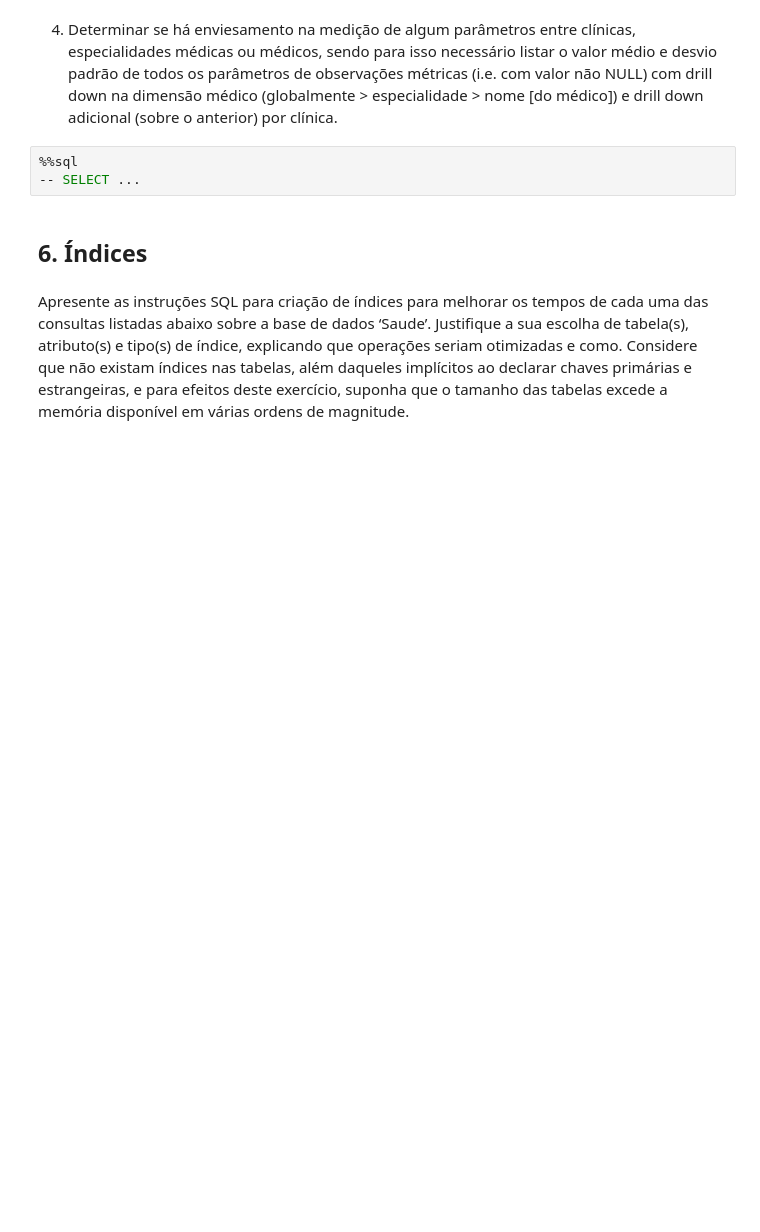
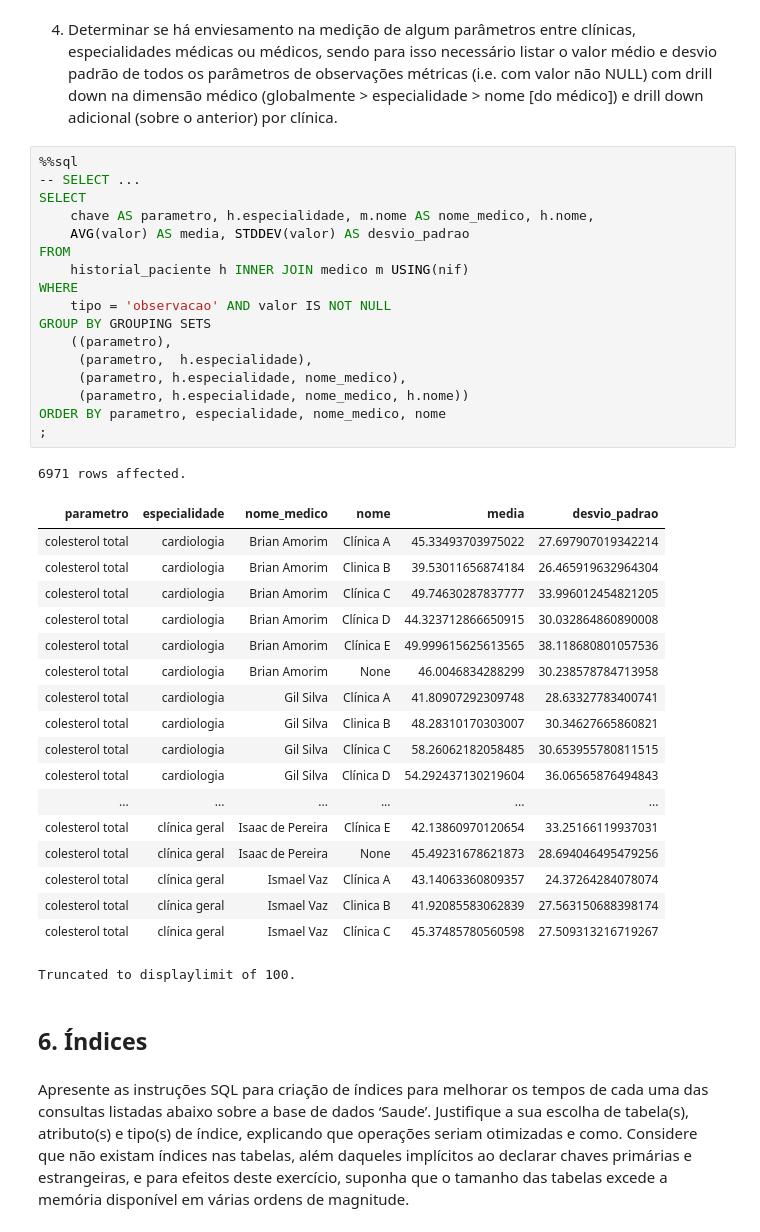
Before and after one commit to FilipeAlexCosta/DB-PROJECT-23-24, a Jupyter notebook: bdist-workspace/work/E2-report.ipynb, the cells around one changed output. Cells and saved outputs as stored; diff of their text form; blank space fills up the shorter version.

```diff
--- a/bdist-workspace/work/E2-report.ipynb
+++ b/bdist-workspace/work/E2-report.ipynb
@@ -247,6 +342,40 @@ Usando a vista desenvolvida no ponto anterior, complementada com outras tabelas
 # %%
 %%sql
 -- SELECT ...
+SELECT
+    chave AS parametro, h.especialidade, m.nome AS nome_medico, h.nome,
+    AVG(valor) AS media, STDDEV(valor) AS desvio_padrao
+FROM
+    historial_paciente h INNER JOIN medico m USING(nif)
+WHERE
+    tipo = 'observacao' AND valor IS NOT NULL
+GROUP BY GROUPING SETS
+    ((parametro),
+     (parametro,  h.especialidade),
+     (parametro, h.especialidade, nome_medico),
+     (parametro, h.especialidade, nome_medico, h.nome))
+ORDER BY parametro, especialidade, nome_medico, nome
+;
+# %% [output]
+6971 rows affected.
+| parametro | especialidade | nome_medico | nome | media | desvio_padrao |
+| colesterol total | cardiologia | Brian Amorim | Clínica A | 45.33493703975022 | 27.697907019342214 |
+| colesterol total | cardiologia | Brian Amorim | Clinica B | 39.53011656874184 | 26.465919632964304 |
+| colesterol total | cardiologia | Brian Amorim | Clínica C | 49.74630287837777 | 33.996012454821205 |
+| colesterol total | cardiologia | Brian Amorim | Clínica D | 44.323712866650915 | 30.032864860890008 |
+| colesterol total | cardiologia | Brian Amorim | Clínica E | 49.999615625613565 | 38.118680801057536 |
+| colesterol total | cardiologia | Brian Amorim | None | 46.0046834288299 | 30.238578784713958 |
+| colesterol total | cardiologia | Gil Silva | Clínica A | 41.80907292309748 | 28.63327783400741 |
+| colesterol total | cardiologia | Gil Silva | Clinica B | 48.28310170303007 | 30.34627665860821 |
+| colesterol total | cardiologia | Gil Silva | Clínica C | 58.26062182058485 | 30.653955780811515 |
+| colesterol total | cardiologia | Gil Silva | Clínica D | 54.292437130219604 | 36.06565876494843 |
+| ... | ... | ... | ... | ... | ... |
+| colesterol total | clínica geral | Isaac de Pereira | Clínica E | 42.13860970120654 | 33.25166119937031 |
+| colesterol total | clínica geral | Isaac de Pereira | None | 45.49231678621873 | 28.694046495479256 |
+| colesterol total | clínica geral | Ismael Vaz | Clínica A | 43.14063360809357 | 24.37264284078074 |
+| colesterol total | clínica geral | Ismael Vaz | Clinica B | 41.92085583062839 | 27.563150688398174 |
+| colesterol total | clínica geral | Ismael Vaz | Clínica C | 45.37485780560598 | 27.509313216719267 |
+Truncated to displaylimit of 100.
 # %% [markdown]
 ## 6. Índices
 # %% [markdown]
```
Also changed, not shown: parts of 5 cells of this notebook.
